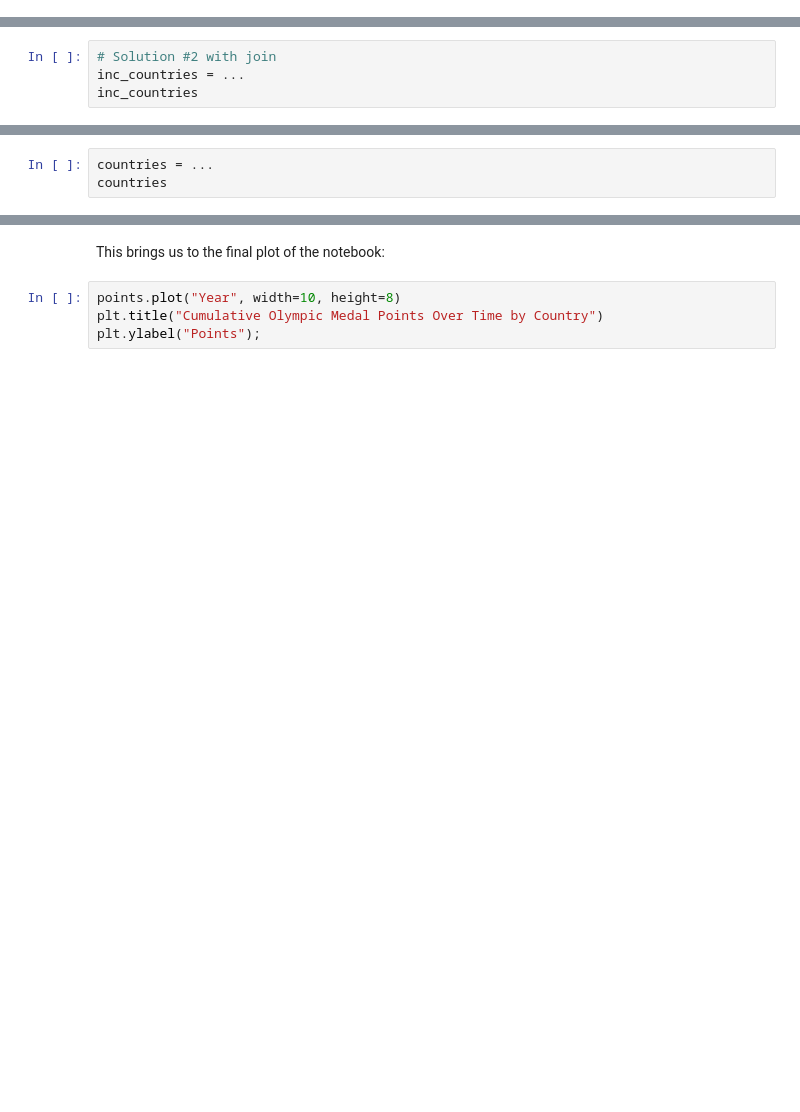
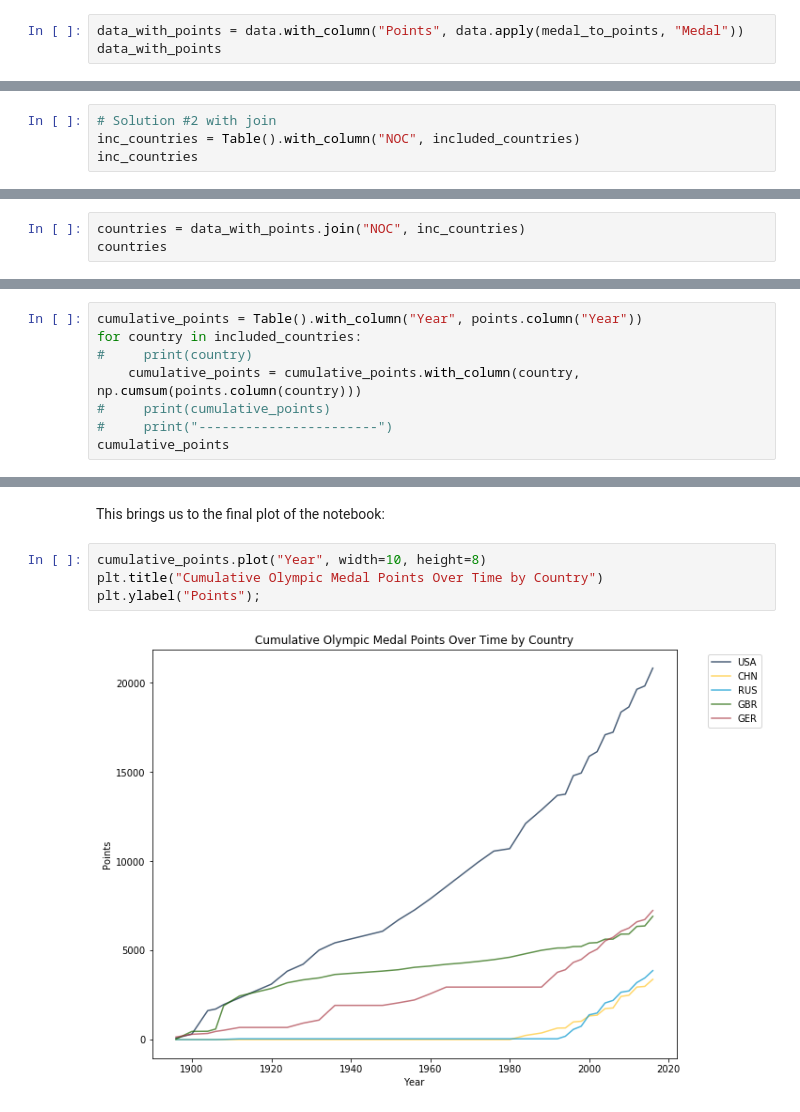
Before and after one commit to ucsd-ets/dsc10-fa19, a Jupyter notebook: Discussions/Week4/week4.ipynb, the cells around one changed output, grey strips where cells are left out. Cells and saved outputs as stored; diff of their text form; blank space fills up the shorter version.

```diff
--- a/Discussions/Week4/week4.ipynb
+++ b/Discussions/Week4/week4.ipynb
@@ -100,0 +156,3 @@ data_with_points
+# %%
+data_with_points = data.with_column("Points", data.apply(medal_to_points, "Medal"))
+data_with_points
@@ -132,4 +243,4 @@ countries
 # %%
 # Solution #2 with join
-inc_countries = ...
+inc_countries = Table().with_column("NOC", included_countries)
 inc_countries
@@ -136,3 +254,3 @@ inc_countries
 # %%
-countries = ...
+countries = data_with_points.join("NOC", inc_countries)
 countries
@@ -213,2 +432,10 @@ cumulative_points
 # %% [markdown]
 ## Can we rewrite this with a for loop (hint: yes)
+# %%
+cumulative_points = Table().with_column("Year", points.column("Year"))
+for country in included_countries:
+#     print(country)
+    cumulative_points = cumulative_points.with_column(country, np.cumsum(points.column(country)))
+#     print(cumulative_points)
+#     print("-----------------------")
+cumulative_points
@@ -215,6 +455,8 @@ cumulative_points
 # %% [markdown]
 This brings us to the final plot of the notebook:
 # %%
-points.plot("Year", width=10, height=8)
+cumulative_points.plot("Year", width=10, height=8)
 plt.title("Cumulative Olympic Medal Points Over Time by Country")
 plt.ylabel("Points");
+# %% [output]
+[figure, added]
```
Also changed, not shown: parts of 26 cells of this notebook.
